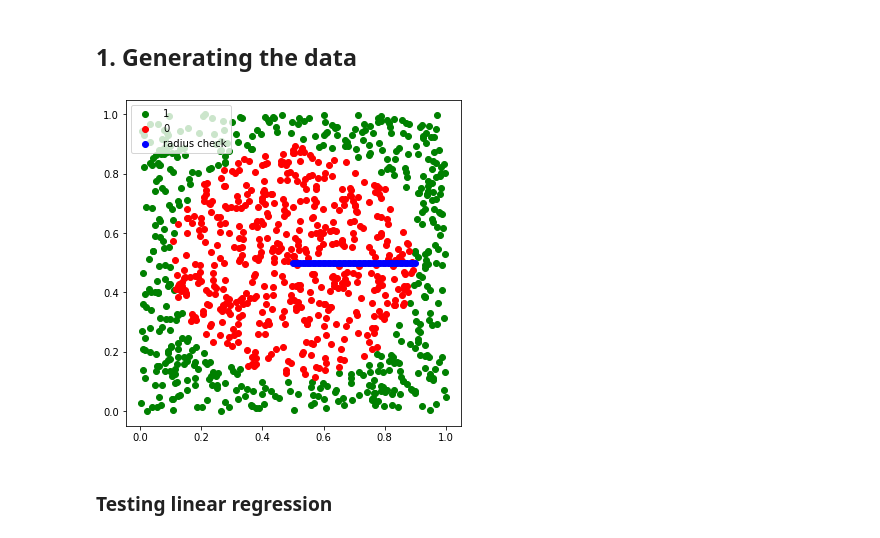
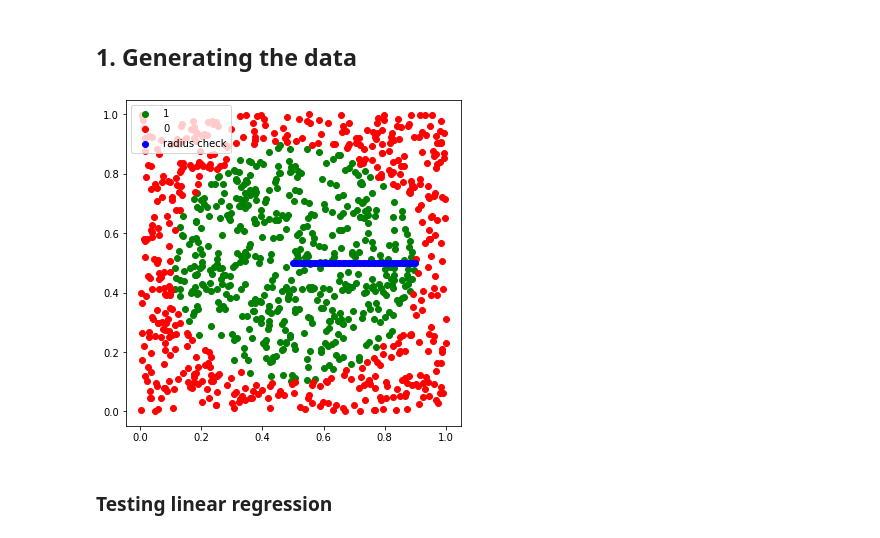
Before and after one commit to lustea0201/dl_projects, a Jupyter notebook: project2/main.ipynb, the cells around one changed output. Saved outputs shown, nothing was run; the diff lists cells and outputs as text; code cells hidden in the pictures.

```diff
--- a/project2/main.ipynb
+++ b/project2/main.ipynb
@@ -8,10 +8,10 @@ set_grad_enabled(False) # REQUIRED
 # %%
 from utils import generate_dataset, show_dataset
 
 X_train, y_train, X_test, y_test = generate_dataset(1000)
-show_dataset(X_train, y_train[:,1])
+show_dataset(X_train, y_train)
 # %% [output]
-[figure, old version]
+[figure, new version]
 # %% [markdown]
 ### Testing linear regression
 # %%
```
Also changed, not shown: parts of 6 cells of this notebook, 2 other files.
